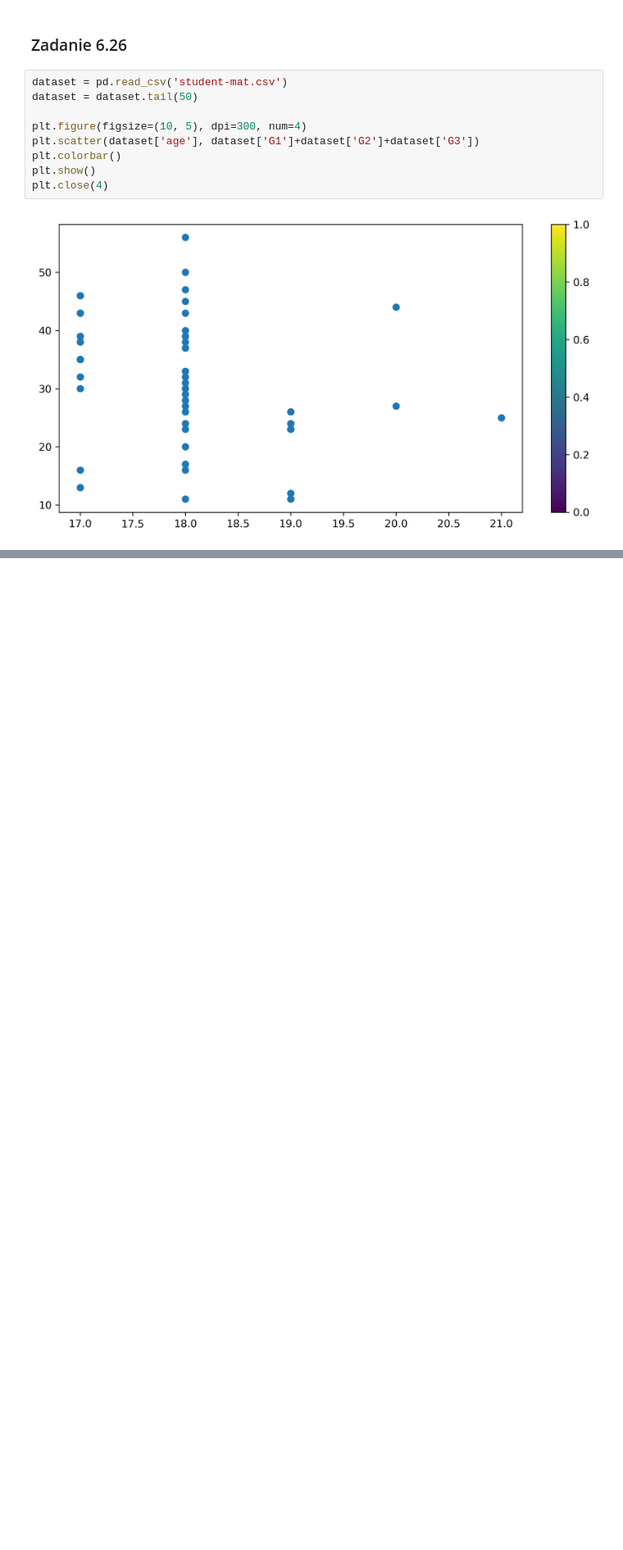
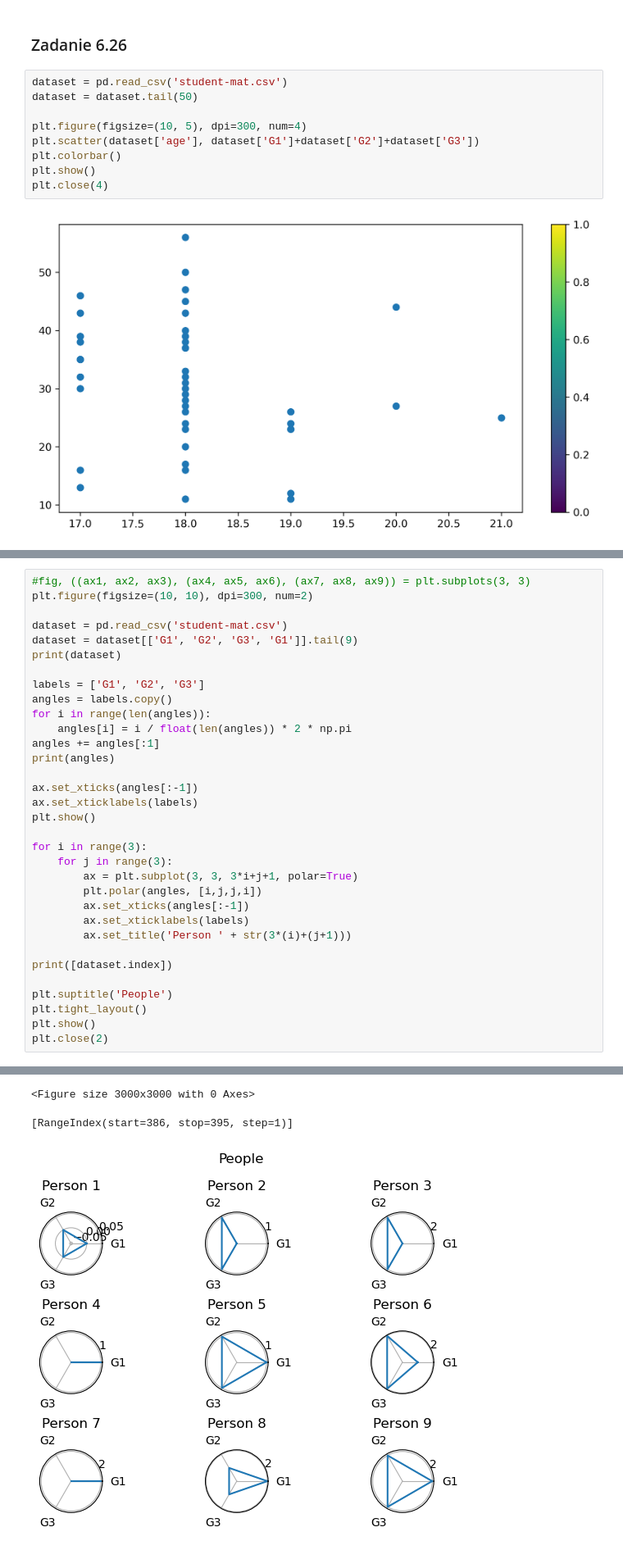
Before and after one commit to kplawik/MetodyWizualizacjiDanych, a Jupyter notebook: zadania_6.ipynb, the cells around one changed output, grey strips where cells are left out. Shown at 82% size. Cells and saved outputs as stored; diff of their text form; blank space fills up the shorter version.

```diff
--- a/zadania_6.ipynb
+++ b/zadania_6.ipynb
@@ -532,0 +566,34 @@ plt.close(4)
+# %%
+#fig, ((ax1, ax2, ax3), (ax4, ax5, ax6), (ax7, ax8, ax9)) = plt.subplots(3, 3)
+plt.figure(figsize=(10, 10), dpi=300, num=2)
+
+dataset = pd.read_csv('student-mat.csv')
+dataset = dataset[['G1', 'G2', 'G3', 'G1']].tail(9)
+print(dataset)
+
+labels = ['G1', 'G2', 'G3']
+angles = labels.copy()
+for i in range(len(angles)):
+    angles[i] = i / float(len(angles)) * 2 * np.pi
+angles += angles[:1]
+print(angles)
+
+ax.set_xticks(angles[:-1])
+ax.set_xticklabels(labels)
+plt.show()
+
+for i in range(3):
+    for j in range(3):
+        ax = plt.subplot(3, 3, 3*i+j+1, polar=True)
+        plt.polar(angles, [i,j,j,i])
+        ax.set_xticks(angles[:-1])
+        ax.set_xticklabels(labels)
+        ax.set_title('Person ' + str(3*(i)+(j+1)))
+
+print([dataset.index])
+
+plt.suptitle('People')
+plt.tight_layout()
+plt.show()
+plt.close(2)
+# %% [output]
@@ -532,0 +611,3 @@ plt.close(4)
+<Figure size 3000x3000 with 0 Axes>
+[RangeIndex(start=386, stop=395, step=1)]
+[figure, added]
```
Also changed, not shown: parts of 5 cells of this notebook.
